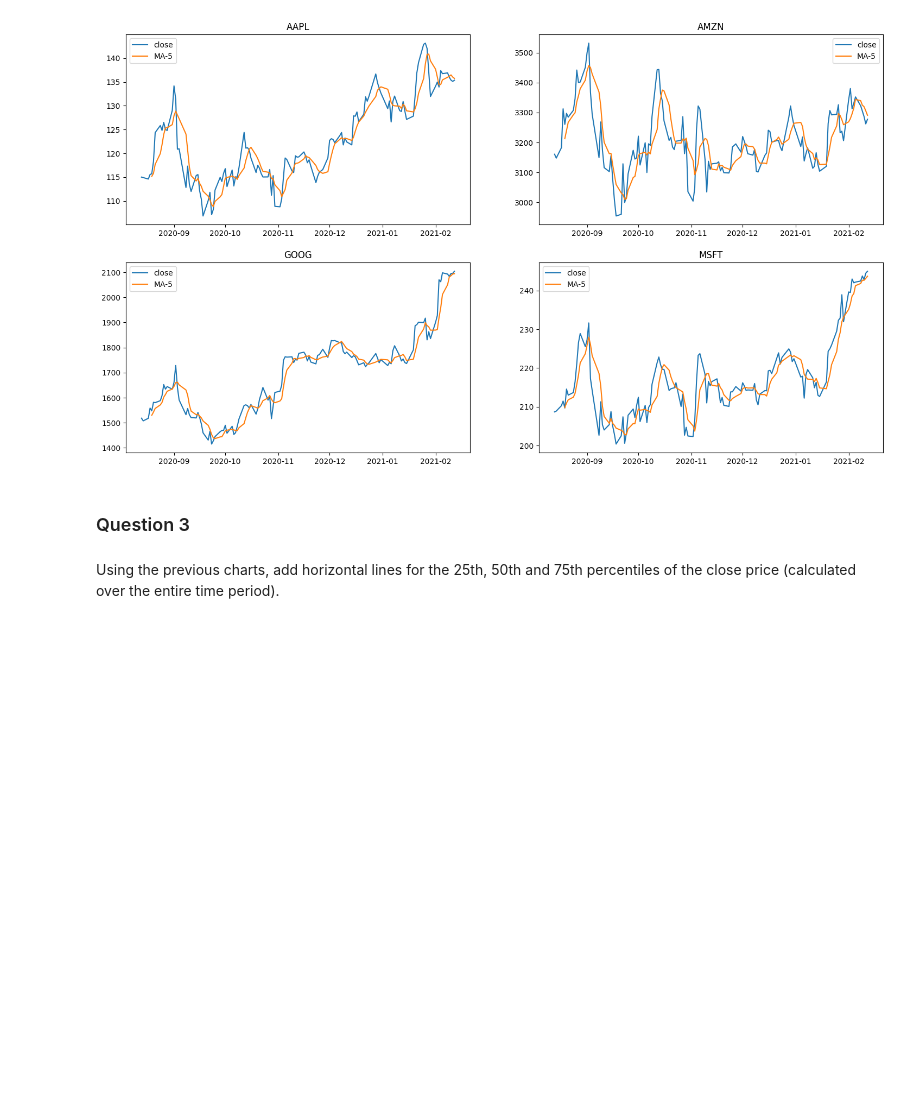
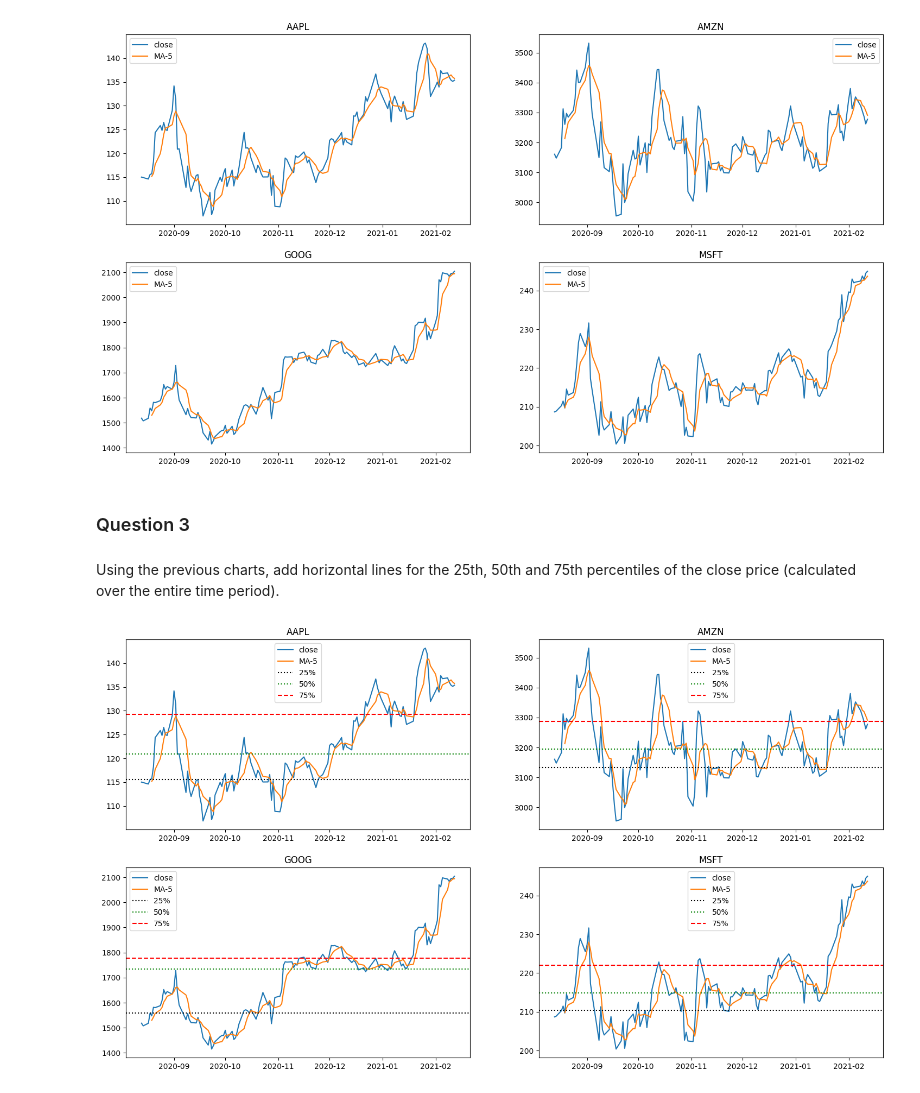
Before and after one commit to Pedro-Rosa-10/python-training, a Jupyter notebook: exercises/30. Matplotlib/01+-+Exercises.ipynb, the cells around one changed output. Saved outputs shown, nothing was run; the diff lists cells and outputs as text; code cells hidden in the pictures; blank space fills up the shorter version.

```diff
--- a/exercises/30. Matplotlib/01+-+Exercises.ipynb
+++ b/exercises/30. Matplotlib/01+-+Exercises.ipynb
@@ -131,3 +131,36 @@ chart_symbols(data)
 ### Question 3
 # %% [markdown]
 Using the previous charts, add horizontal lines for the 25th, 50th and 75th percentiles of the close price (calculated over the entire time period).
+# %%
+def close_percentile(subset, n):
+    return subset['close'].quantile(n)
+# %%
+def add_chart(data, symbol, ax, mavg_window_n):
+    subset = data.loc[symbol, :].sort_values('date')
+    ma = subset['close'].rolling(window=mavg_window_n).mean()
+    ax.plot(
+        subset['date'].values,
+        subset['close'].values,
+        label='close'
+    )
+    ax.plot(
+        subset['date'].values,
+        ma,
+        label=f'MA-{mavg_window_n}'
+    )
+    ax.axhline(close_percentile(subset, .25), linestyle=':', color='red', label='25%')
+    ax.axhline(close_percentile(subset, .5), linestyle=':', color='green', label='50%')
+    ax.axhline(close_percentile(subset, .75), linestyle='--', color='blue', label='75%')
+    ax.set_title(symbol)
+    ax.legend()
+# %%
+def chart_symbols(data, num_cols=2, mavg_window_n=5):
+    symbols = sorted(set(data.index))
+    num_rows = len(symbols) // num_cols + len(symbols) % num_cols
+    fig, axes = plt.subplots(num_rows, num_cols)
+    for ax, symbol in zip(axes.reshape(axes.size), symbols):
+        add_chart(data, symbol, ax, mavg_window_n)
+
+chart_symbols(data, mavg_window_n=5, num_cols=2)
+# %% [output]
+[figure, added]
```
